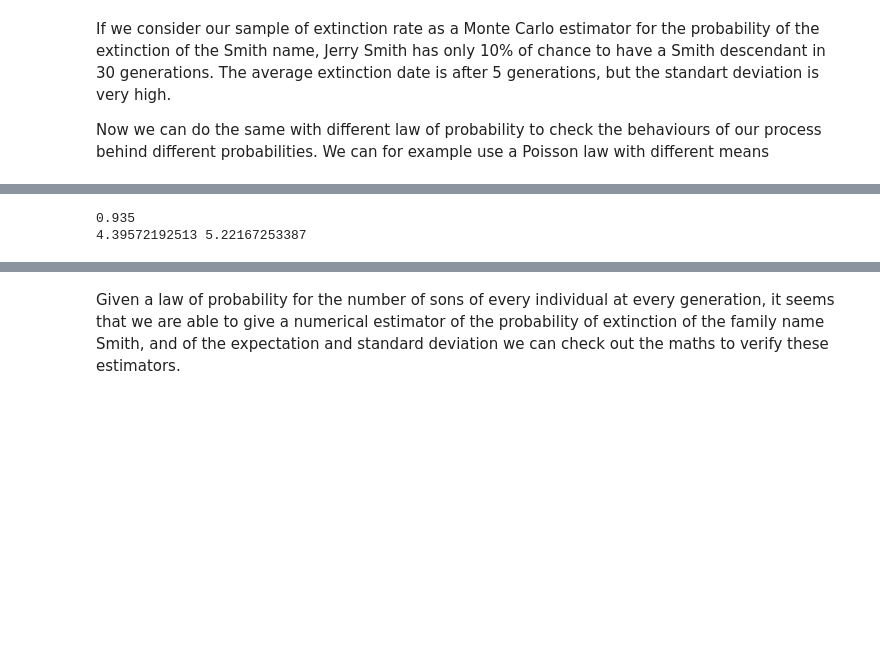
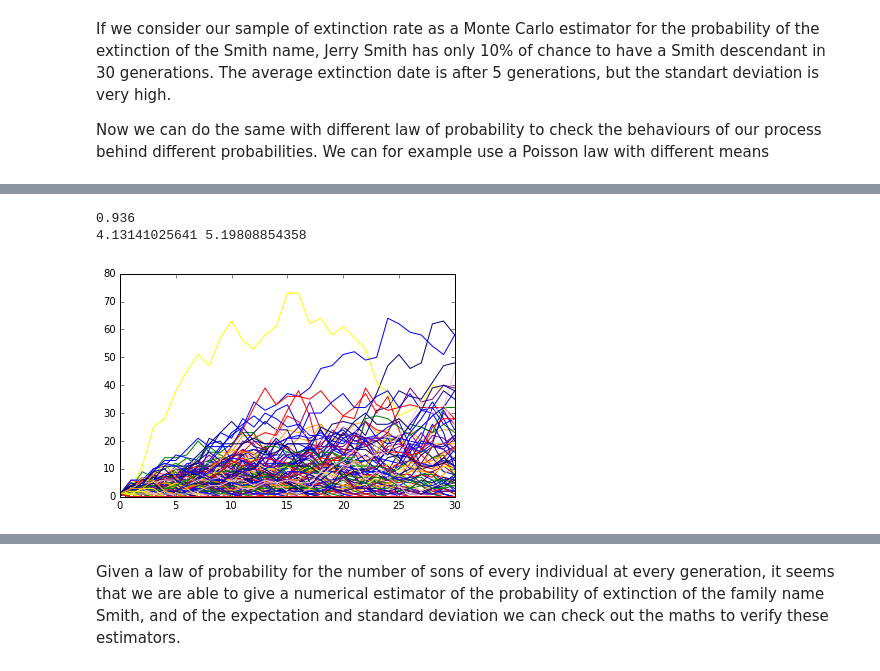
Before and after one commit to DBaudry/Galton-Watson, a Jupyter notebook: Galton_Watson_process.ipynb, the cells around one changed output, grey strips where cells are left out. Saved outputs shown, nothing was run; the diff lists cells and outputs as text; code cells hidden in the pictures; blank space fills up the shorter version.

Commit message:
adding the plots

```diff
--- a/Galton_Watson_process.ipynb
+++ b/Galton_Watson_process.ipynb
@@ -166,13 +170,14 @@ MC_sample.plot()
 # %%
 lambd=1
 
 MC_sample=MC_simul(1000,30)
 print(MC_sample.Extinct_rate)
 print(MC_sample.mean_times,MC_sample.sd_times)
-MC_sample.plot()
+MC3=MC_sample.plot()
 # %% [output]
-0.935
-4.39572192513 5.22167253387
+0.936
+4.13141025641 5.19808854358
+[figure, added]
 # %%
 lambd=2
 
```
Also changed, not shown: parts of 7 cells of this notebook.
